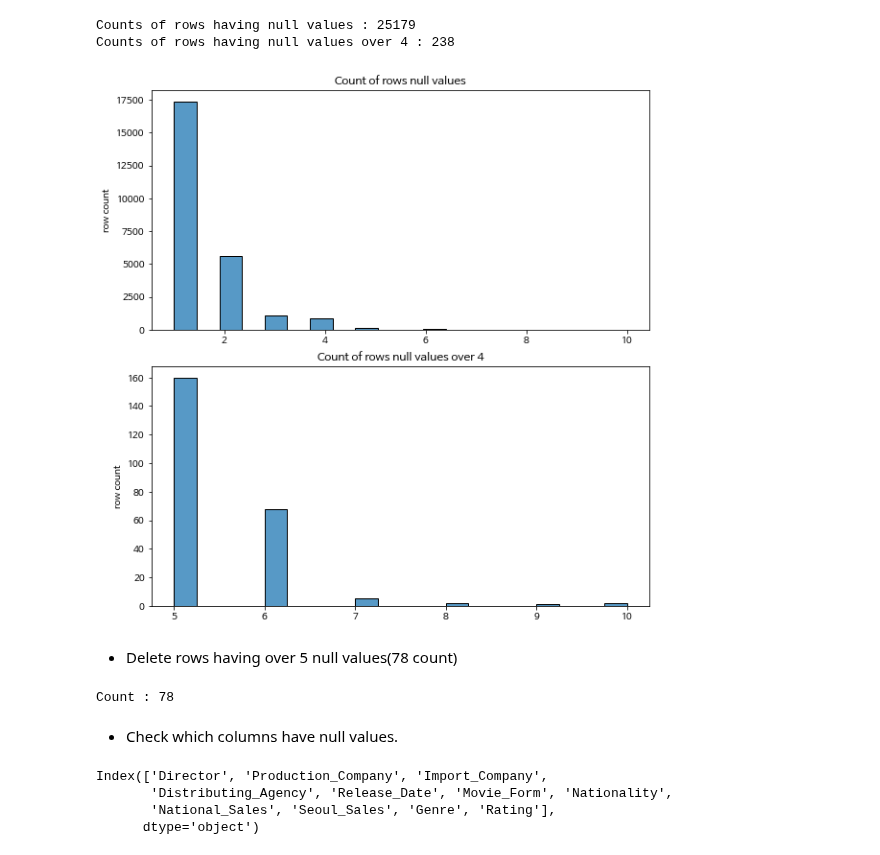
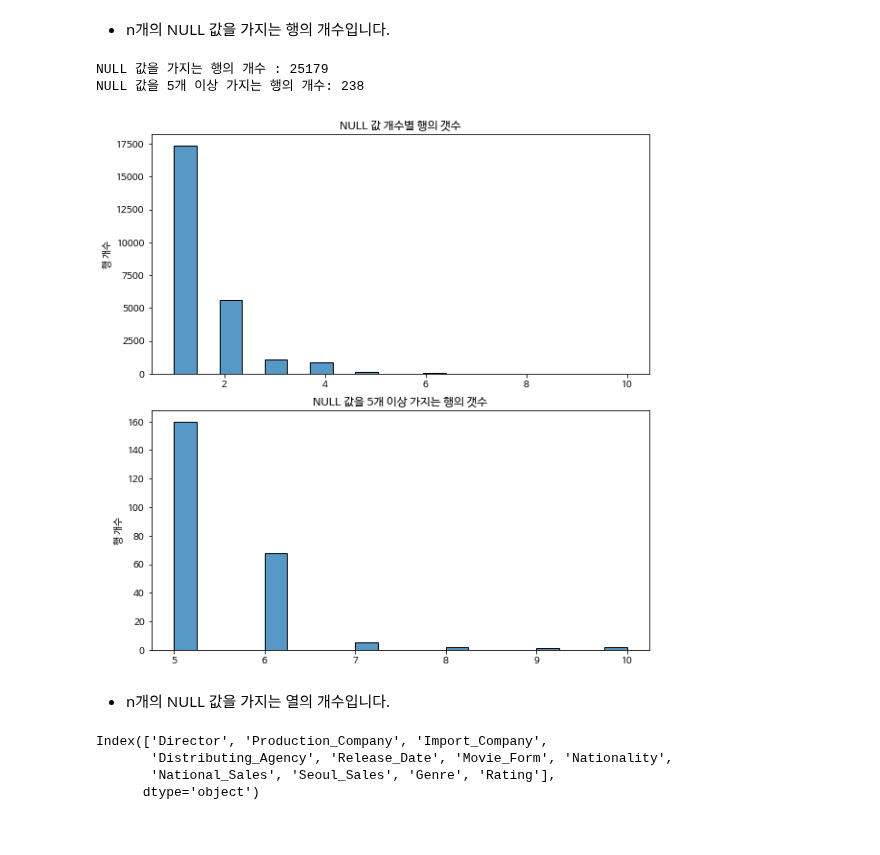
Before and after one commit to danielsun888/datathon, a Jupyter notebook: EagleAI.ipynb, the cells around one changed output. Saved outputs shown, nothing was run; the diff lists cells and outputs as text; code cells hidden in the pictures.

Commit message:
Change Image and edit my and combine codes

```diff
--- a/EagleAI.ipynb
+++ b/EagleAI.ipynb
@@ -50,33 +91,27 @@ data.head()
+# %% [markdown]
+* n개의 NULL 값을 가지는 행의 개수입니다.
 # %%
 data_null = data.isnull().sum(axis = 1)
 data_null = data_null[data_null.values > 0 ]
-print("Counts of rows having null values :", len(data_null))
+print("NULL 값을 가지는 행의 개수 :", len(data_null))
 data_null2 = data_null[data_null.values > 4]
-print("Counts of rows having null values over 4 :", len(data_null2))
+print("NULL 값을 5개 이상 가지는 행의 개수:", len(data_null2))
 
 fig, ax = plt.subplots(2,1,constrained_layout=True, figsize = (8,8))
-ax[0].set_title("Count of rows null values")
+ax[0].set_title("NULL 값 개수별 행의 갯수")
 sns.histplot(x=data_null.values, ax = ax[0], bins=20)
-ax[0].set_ylabel('row count')
-ax[1].set_title("Count of rows null values over 4")
+ax[0].set_ylabel('행 개수')
+ax[1].set_title("NULL 값을 5개 이상 가지는 행의 갯수")
 sns.histplot(x=data_null2.values, ax = ax[1], bins=20)
-ax[1].set_ylabel('row count')
+ax[1].set_ylabel('행 개수')
 
 plt.show()
 # %% [output]
-Counts of rows having null values : 25179
-Counts of rows having null values over 4 : 238
+NULL 값을 가지는 행의 개수 : 25179
+NULL 값을 5개 이상 가지는 행의 개수: 238
-[figure, old version]
+[figure, new version]
-# %% [markdown]
-* Delete rows having over 5 null values(78 count)
-# %%
-data_null = data_null[data_null.values > 5]
-print('Count :', len(data_null))
-data = data.drop(data_null.index)
-# %% [output]
-Count : 78
-# %% [markdown]
-* Check which columns have null values.
+# %% [markdown]
+* n개의 NULL 값을 가지는 열의 개수입니다.
 # %%
 data_null = data.isnull().any()
 data_null = data_null[data_null.values == True]
```
Also changed, not shown: parts of 79 cells of this notebook, 26 other files.
